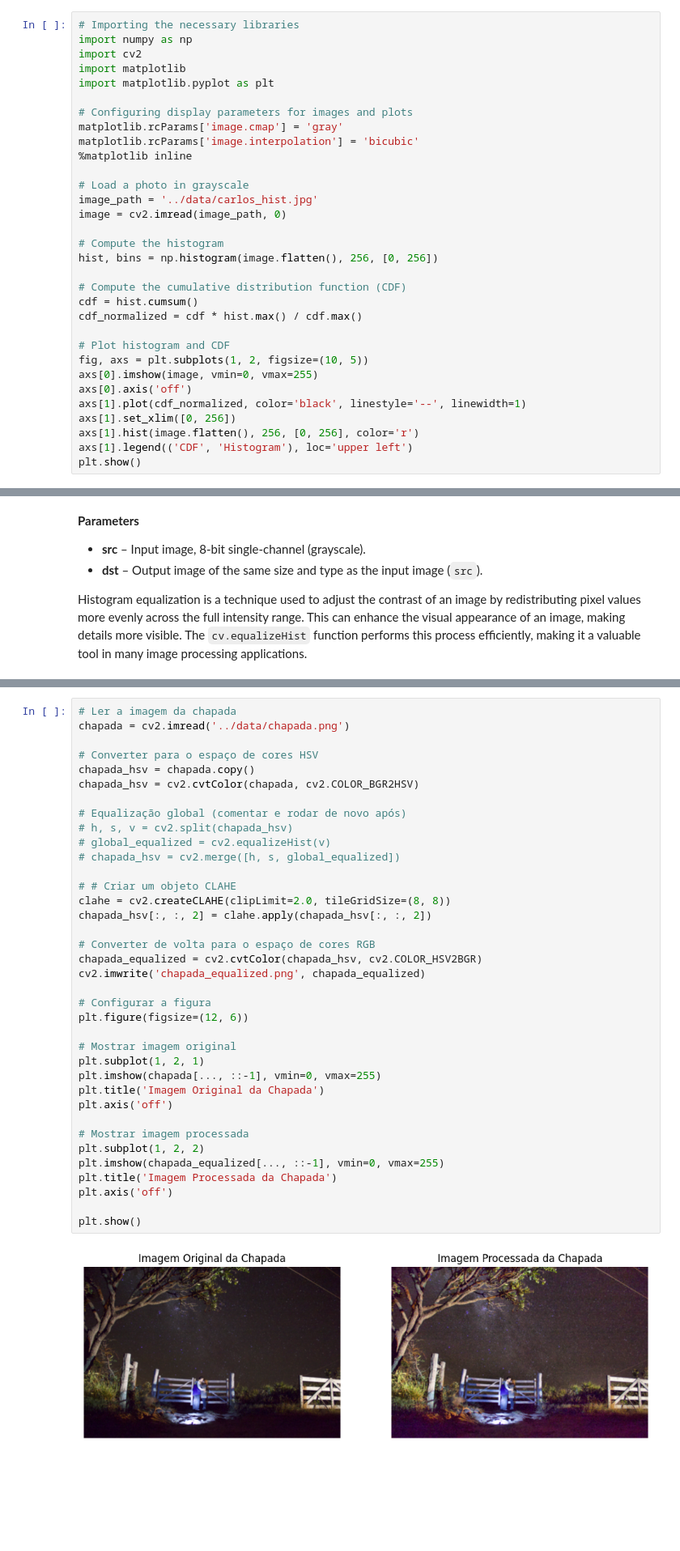
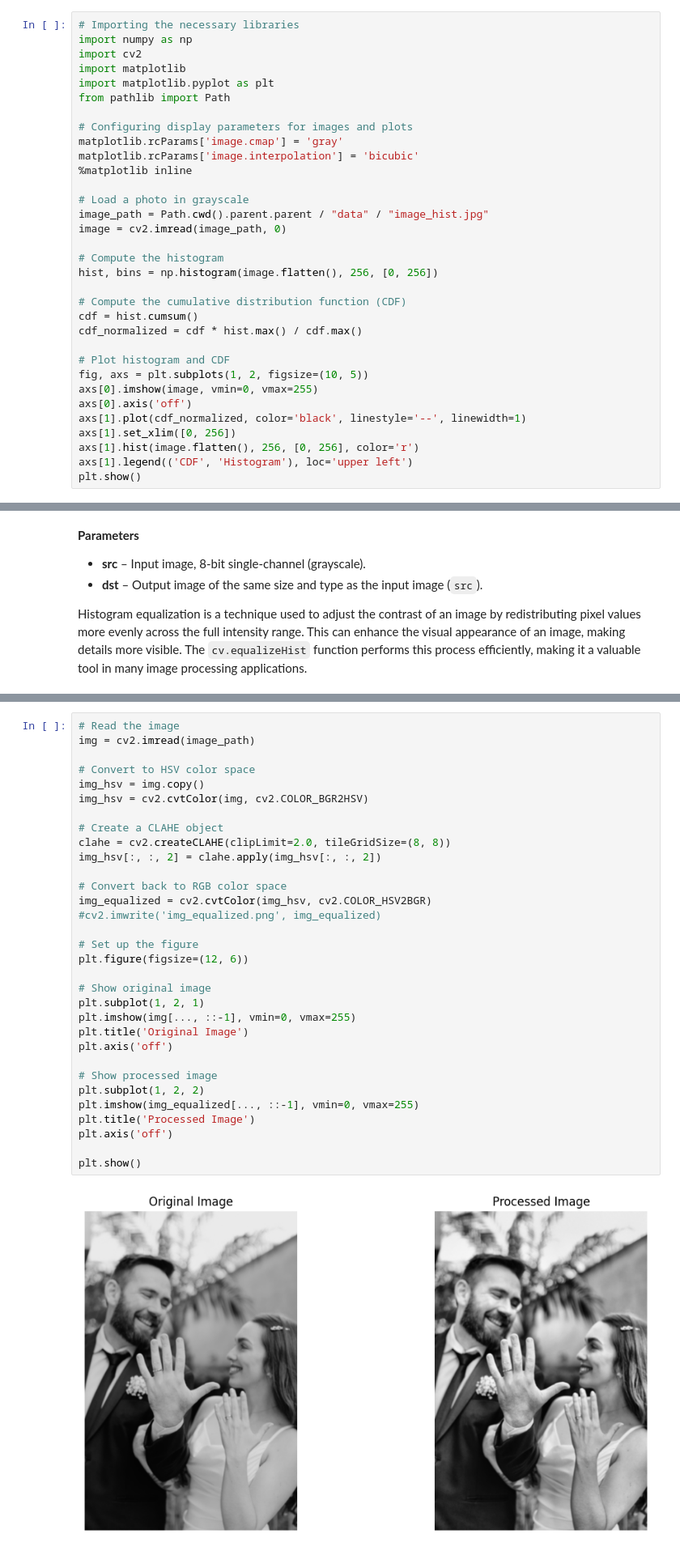
Before and after one commit to carmenscar/computer_vision, a Jupyter notebook: notebooks/Module_02/01_Histogram_Equalization.ipynb, the cells around one changed output, grey strips where cells are left out. Shown at 81% size. Cells and saved outputs as stored; diff of their text form; blank space fills up the shorter version.

```diff
--- a/notebooks/Module_02/01_Histogram_Equalization.ipynb
+++ b/notebooks/Module_02/01_Histogram_Equalization.ipynb
@@ -34,6 +34,7 @@ import numpy as np
 import cv2
 import matplotlib
 import matplotlib.pyplot as plt
+from pathlib import Path
 
 # Configuring display parameters for images and plots
 matplotlib.rcParams['image.cmap'] = 'gray'
@@ -41,7 +42,7 @@ matplotlib.rcParams['image.interpolation'] = 'bicubic'
 %matplotlib inline
 
 # Load a photo in grayscale
-image_path = '../data/carlos_hist.jpg'
+image_path = Path.cwd().parent.parent / "data" / "image_hist.jpg"
 image = cv2.imread(image_path, 0)
 
 # Compute the histogram
@@ -220,39 +224,34 @@ Em resumo, embora a equalização de histograma seja uma técnica eficaz para me
 # %%
-# Ler a imagem da chapada
-chapada = cv2.imread('../data/chapada.png')
+# Read the image
+img = cv2.imread(image_path)
 
-# Converter para o espaço de cores HSV
-chapada_hsv = chapada.copy()
-chapada_hsv = cv2.cvtColor(chapada, cv2.COLOR_BGR2HSV)
+# Convert to HSV color space
+img_hsv = img.copy()
+img_hsv = cv2.cvtColor(img, cv2.COLOR_BGR2HSV)
 
-# Equalização global (comentar e rodar de novo após)
-# h, s, v = cv2.split(chapada_hsv)
-# global_equalized = cv2.equalizeHist(v)
-# chapada_hsv = cv2.merge([h, s, global_equalized])
+# Create a CLAHE object
+clahe = cv2.createCLAHE(clipLimit=2.0, tileGridSize=(8, 8))
+img_hsv[:, :, 2] = clahe.apply(img_hsv[:, :, 2])
 
-# # Criar um objeto CLAHE
-clahe = cv2.createCLAHE(clipLimit=2.0, tileGridSize=(8, 8))
-chapada_hsv[:, :, 2] = clahe.apply(chapada_hsv[:, :, 2])
+# Convert back to RGB color space
+img_equalized = cv2.cvtColor(img_hsv, cv2.COLOR_HSV2BGR)
+#cv2.imwrite('img_equalized.png', img_equalized)
 
-# Converter de volta para o espaço de cores RGB
-chapada_equalized = cv2.cvtColor(chapada_hsv, cv2.COLOR_HSV2BGR)
-cv2.imwrite('chapada_equalized.png', chapada_equalized)
-
-# Configurar a figura
+# Set up the figure
 plt.figure(figsize=(12, 6))
 
-# Mostrar imagem original
+# Show original image
 plt.subplot(1, 2, 1)
-plt.imshow(chapada[..., ::-1], vmin=0, vmax=255)
-plt.title('Imagem Original da Chapada')
+plt.imshow(img[..., ::-1], vmin=0, vmax=255)
+plt.title('Original Image')
 plt.axis('off')
 
-# Mostrar imagem processada
+# Show processed image
 plt.subplot(1, 2, 2)
-plt.imshow(chapada_equalized[..., ::-1], vmin=0, vmax=255)
-plt.title('Imagem Processada da Chapada')
+plt.imshow(img_equalized[..., ::-1], vmin=0, vmax=255)
+plt.title('Processed Image')
 plt.axis('off')
 
 plt.show()
 # %% [output]
-[figure, old version]
+[figure, new version]
```
Also changed, not shown: parts of 8 cells of this notebook.
